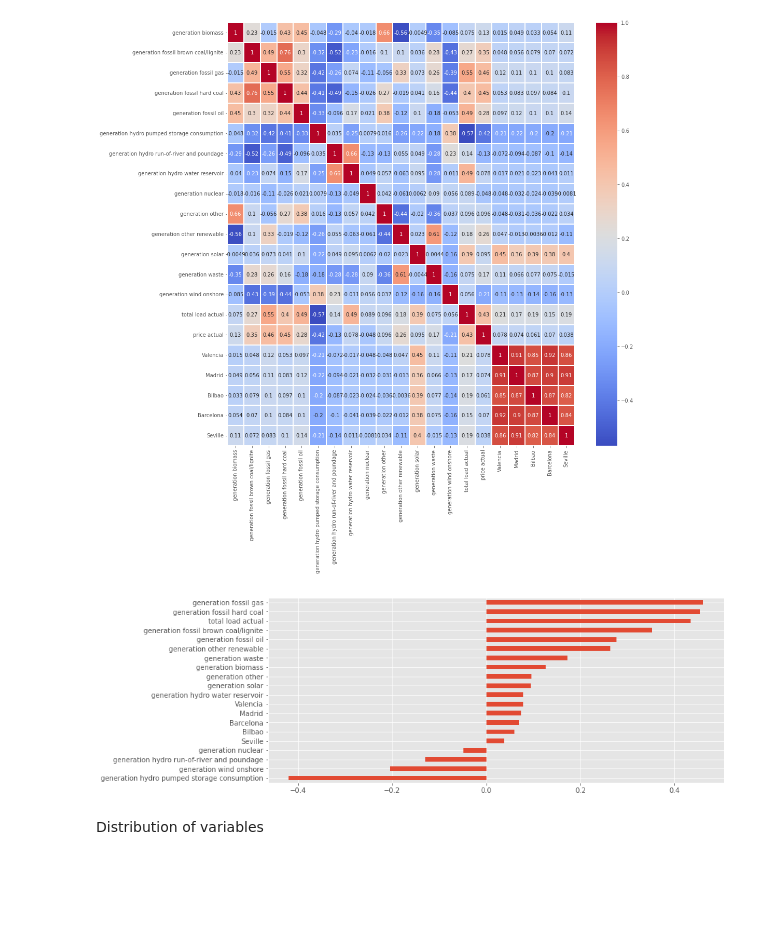
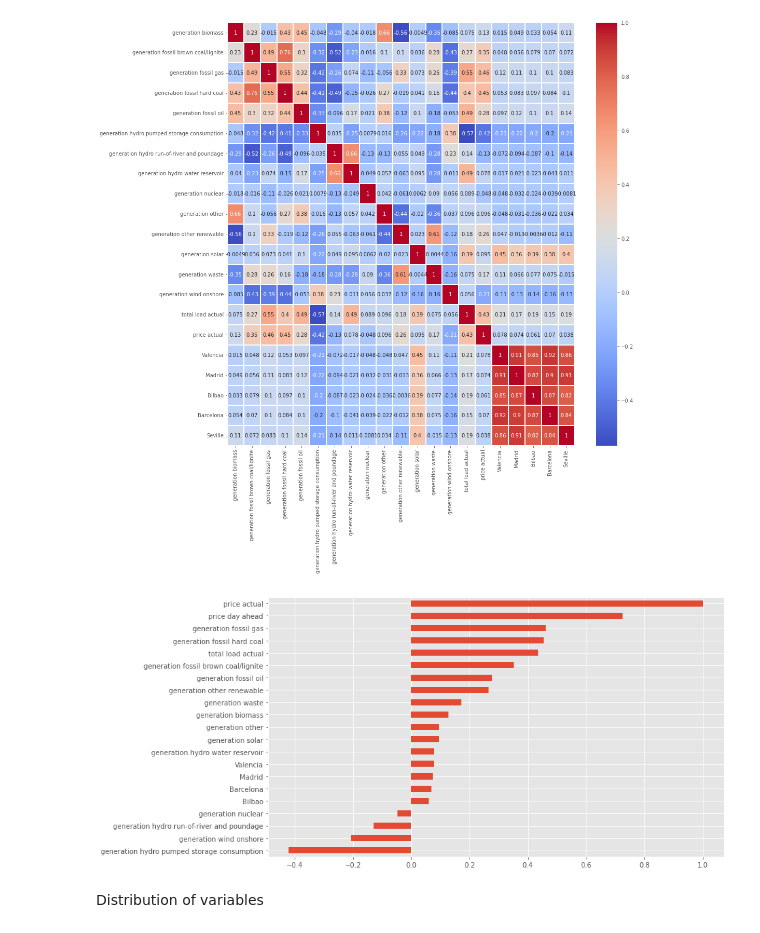
Before and after one commit to KishenSharma6/EnergyPricePredictor, a Jupyter notebook: Notebooks/EDA/EnergyDataEDA.ipynb, the cells around one changed output. Drawn from its saved outputs; the diff is of its cells as text; code cells hidden in the pictures; blank space fills up the shorter version.

```diff
--- a/Notebooks/EDA/EnergyDataEDA.ipynb
+++ b/Notebooks/EDA/EnergyDataEDA.ipynb
@@ -246,11 +240,10 @@ plt.show()
 # %%
 #View Correlation matrix with temperature data added into dataset
 corrMatrix = final_df.corr()
 
 #sort and remove price actual/price day ahead cols
-f, ax= plt.subplots(figsize= (12,5))
-corrMatrix["price actual"].sort_values()[:-2].plot(kind= "barh");
+corr_barh(final_df, target= "price actual", figsize= (12,7))
 # %% [output]
-[figure, old version]
+[figure, new version]
 # %% [markdown]
 Distribution of variables
```
Also changed, not shown: parts of 6 cells of this notebook.
